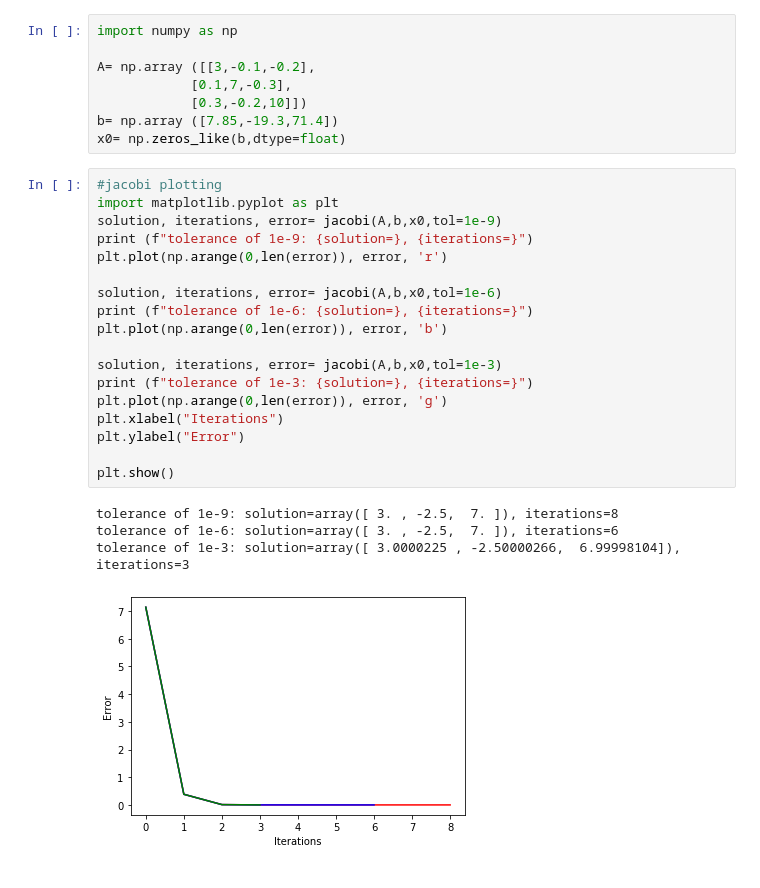
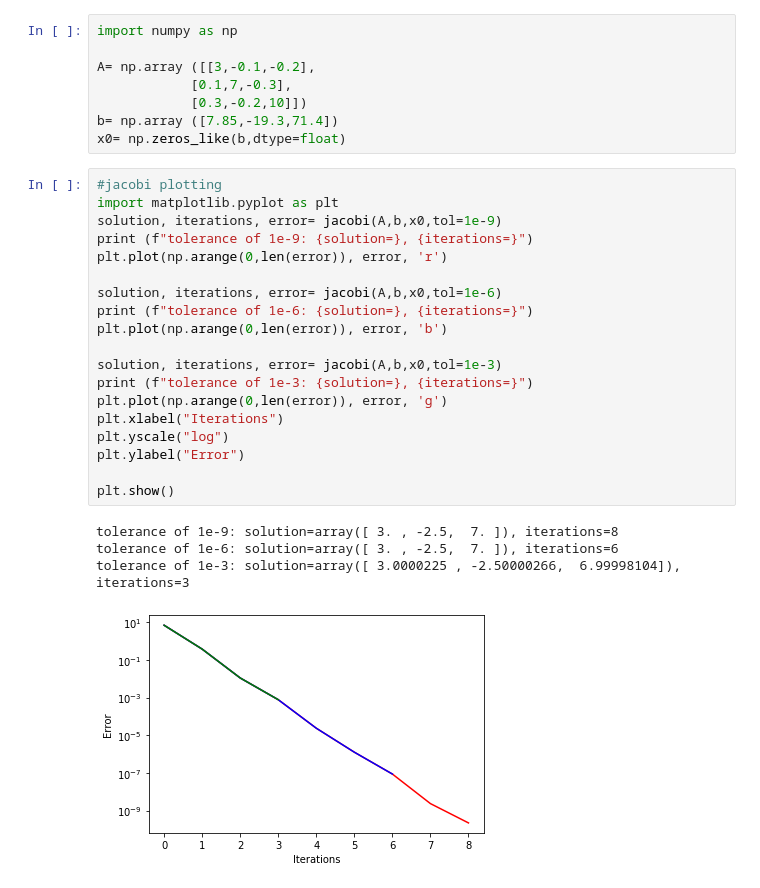
Before and after one commit to alanbrosnan5226/coe311k, a Jupyter notebook: homework/anb5226-HW4.ipynb, the cells around one changed output. Cells and saved outputs as stored; diff of their text form.

```diff
--- a/homework/anb5226-HW4.ipynb
+++ b/homework/anb5226-HW4.ipynb
@@ -44,26 +44,27 @@ x0= np.zeros_like(b,dtype=float)
 # %%
 #jacobi plotting
 import matplotlib.pyplot as plt
 solution, iterations, error= jacobi(A,b,x0,tol=1e-9)
 print (f"tolerance of 1e-9: {solution=}, {iterations=}")
 plt.plot(np.arange(0,len(error)), error, 'r')
 
 solution, iterations, error= jacobi(A,b,x0,tol=1e-6)
 print (f"tolerance of 1e-6: {solution=}, {iterations=}")
 plt.plot(np.arange(0,len(error)), error, 'b')
 
 solution, iterations, error= jacobi(A,b,x0,tol=1e-3)
 print (f"tolerance of 1e-3: {solution=}, {iterations=}")
 plt.plot(np.arange(0,len(error)), error, 'g')
 plt.xlabel("Iterations")
+plt.yscale("log")
 plt.ylabel("Error")
 
 plt.show()
 # %% [output]
 tolerance of 1e-9: solution=array([ 3. , -2.5,  7. ]), iterations=8
 tolerance of 1e-6: solution=array([ 3. , -2.5,  7. ]), iterations=6
 tolerance of 1e-3: solution=array([ 3.0000225 , -2.50000266,  6.99998104]), iterations=3
-[figure, old version]
+[figure, new version]
 # %%
 #gauss-siedel
 import matplotlib.pyplot as plt
```
Also changed, not shown: parts of 3 cells of this notebook.
